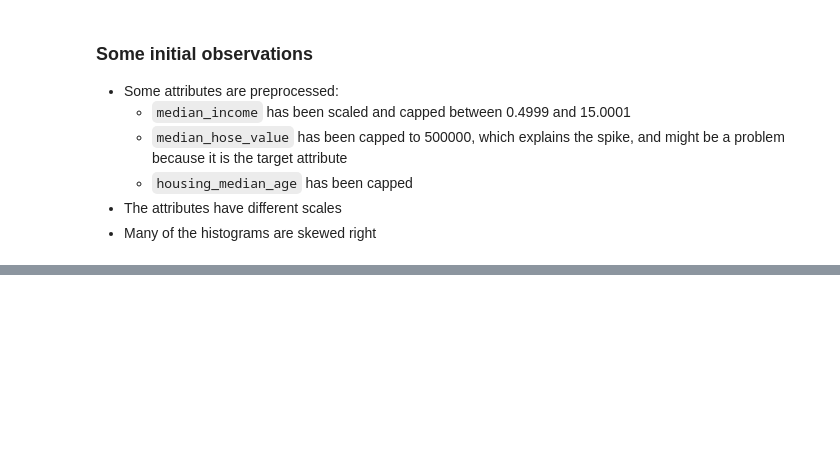
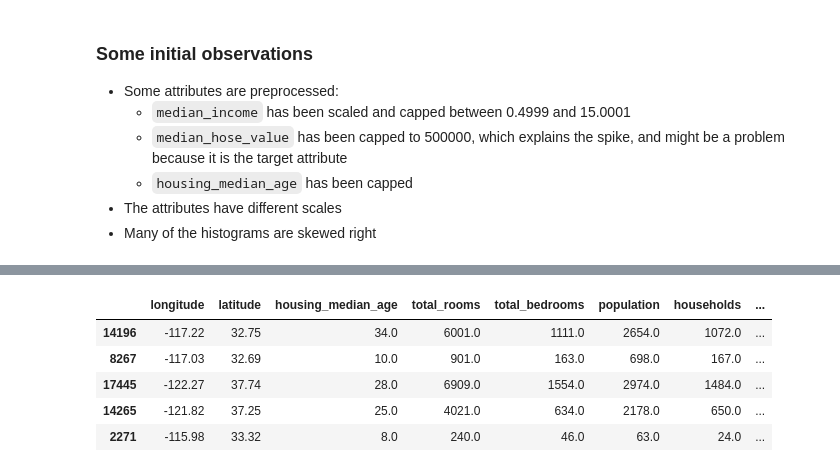
Before and after one commit to artilugio0/ml-house-pricing-linear-regression, a Jupyter notebook: house pricing.ipynb, the cells around one changed output, grey strips where cells are left out. Drawn from its saved outputs; the diff is of its cells as text; code cells hidden in the pictures; blank space fills up the shorter version.

```diff
--- a/house pricing.ipynb
+++ b/house pricing.ipynb
@@ -105,0 +141,19 @@ array([[<Axes: title={'center': 'longitude'}>,
+# %%
+def shuffle_and_split_data(data, test_ratio):
+    np.random.seed(42)
+
+    shuffled_indeces = np.random.permutation(len(data))
+    test_set_size = int(len(data) * test_ratio)
+    test_indeces = shuffled_indeces[:test_set_size]
+    train_indeces = shuffled_indeces[test_set_size:]
+    return data.iloc[train_indeces], data.iloc[test_indeces]
+# %%
+train_set, test_set = shuffle_and_split_data(housing, 0.2)
+train_set.head()
+# %% [output]
+|  | longitude | latitude | housing_median_age | total_rooms | total_bedrooms | population | households | ... |
+| 14196 | -117.22 | 32.75 | 34.0 | 6001.0 | 1111.0 | 2654.0 | 1072.0 | ... |
+| 8267 | -117.03 | 32.69 | 10.0 | 901.0 | 163.0 | 698.0 | 167.0 | ... |
+| 17445 | -122.27 | 37.74 | 28.0 | 6909.0 | 1554.0 | 2974.0 | 1484.0 | ... |
+| 14265 | -121.82 | 37.25 | 25.0 | 4021.0 | 634.0 | 2178.0 | 650.0 | ... |
+| 2271 | -115.98 | 33.32 | 8.0 | 240.0 | 46.0 | 63.0 | 24.0 | ... |
```
Also changed, not shown: parts of 24 cells of this notebook, 1 other file.
